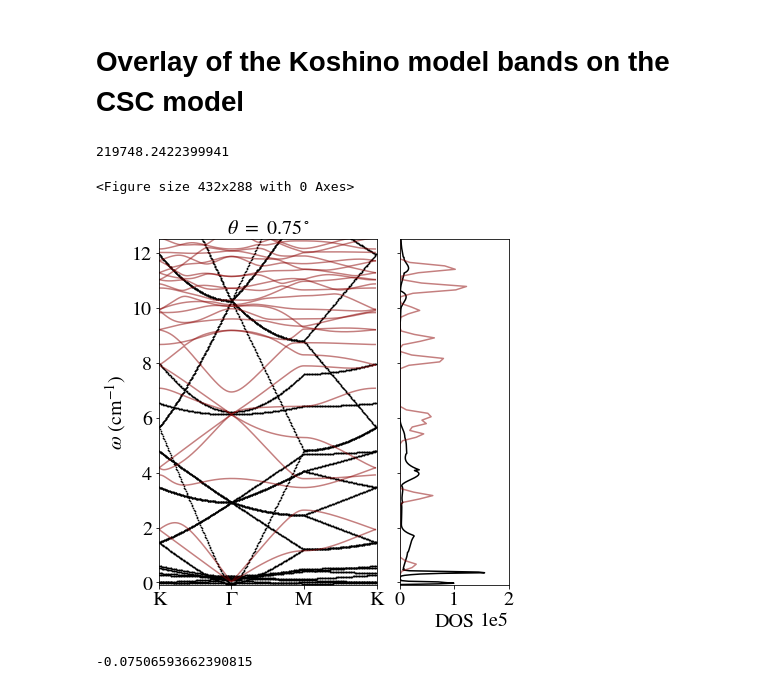
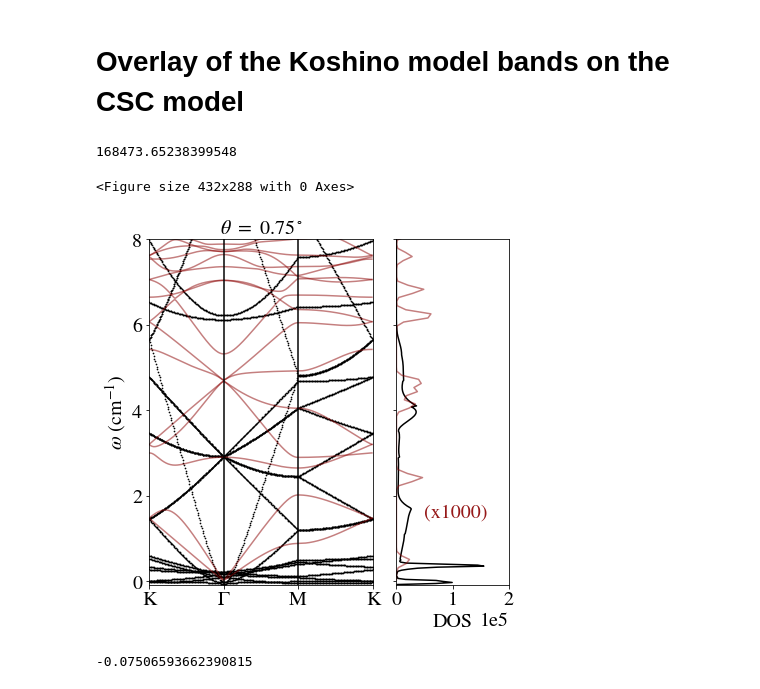
Before and after one commit to jz-lu/ml-ph, a Jupyter notebook: figure_makers/overlay_0.75.ipynb, the cells around one changed output. Drawn from its saved outputs; the diff is of its cells as text; code cells hidden in the pictures.

```diff
--- a/figure_makers/overlay_0.75.ipynb
+++ b/figure_makers/overlay_0.75.ipynb
@@ -32,7 +32,7 @@ kosh_dos = np.load(kosh_dos_path)
 
 dos = np.load(dos_path)
 # %%
-SCALE = 3
+SCALE = 2.3
 adjusted_kosh_modes = SCALE * kosh_modes
 min_mode, max_mode = np.min(modes), np.max(modes)
 kosh_min_mode, kosh_max_mode = np.min(adjusted_kosh_modes), np.max(adjusted_kosh_modes)
@@ -43,7 +43,7 @@ kosh_omegas = np.linspace(kosh_min_mode, kosh_max_mode, ndos)
 adjusted_kosh_dos = SCALE * kosh_dos * 1000
 np.max(adjusted_kosh_dos)
 # %% [output]
-219748.2422399941
+168473.65238399548
 # %%
 # Plot the CSC modes above the Koshino modes
 FACTOR = 20
@@ -59,35 +59,38 @@ plt.rc('legend', fontsize=SMALL_SIZE)
 
 delta = np.min(omegas/FACTOR) - np.min(modes)
 plt.clf()
 fig, [axband, axdos] = plt.subplots(nrows=1, ncols=2,
                                     sharey=True, figsize=(6,6),
                                     gridspec_kw={'width_ratios': [3, 1.5]})
-plt.ylim(bottom=min(0, np.min(modes)), top=12.5)
+plt.ylim(bottom=min(0, np.min(modes)), top=8)
 
 axdos.plot(dos, omegas/FACTOR - delta, c='black', label='CSC')
 axdos.plot(adjusted_kosh_dos, kosh_omegas, c='darkred', alpha=0.5, label='EC')
 axdos.ticklabel_format(axis='x', style='sci', scilimits=(5,6))
 axdos.set_xlim(0, 2e5)
 axdos.set_xlabel("DOS", fontsize=FONT_SIZE)
 axdos.xaxis.set_major_locator(MaxNLocator(2))
 # axdos.legend(loc='lower right')
 
 axband.set_title(rf"$\theta$ $=$ {THETA}$^\circ$", fontsize=FONT_SIZE)
 for i in range(len(evals)):
     axband.scatter([i]*len(modes[i]), modes[i], c='black', s=0.5)
 # axband.plot(modes, c='black')
 axband.plot(adjusted_kosh_modes, c='darkred', alpha=0.5)
 axband.set_xlim(left=0, right=301)
 axband.set_xticks([0,100,200,301])
+axband.plot([100]*2, axband.get_ylim(), c='k')
+axband.plot([200]*2, axband.get_ylim(), c='k')
 axband.set_xticklabels(['K', r'$\Gamma$', 'M', 'K'])
 axband.set_ylabel(r'$\omega$ (cm$^{-1}$)', fontsize=FONT_SIZE)
+axdos.text(5e4, 1.5, '(x1000)', fontsize=FONT_SIZE, c='darkred', alpha=0.9)
 
 plt.tight_layout()
 plt.savefig(f"{ROOT}/data_mlph/overlay_{THETA}.pdf")
 plt.show()
 # %% [output]
 <Figure size 432x288 with 0 Axes>
-[figure, old version]
+[figure, new version]
 # %%
 
 plt.plot(omegas/11 - delta, dos)
```
Also changed, not shown: 24 other files.
